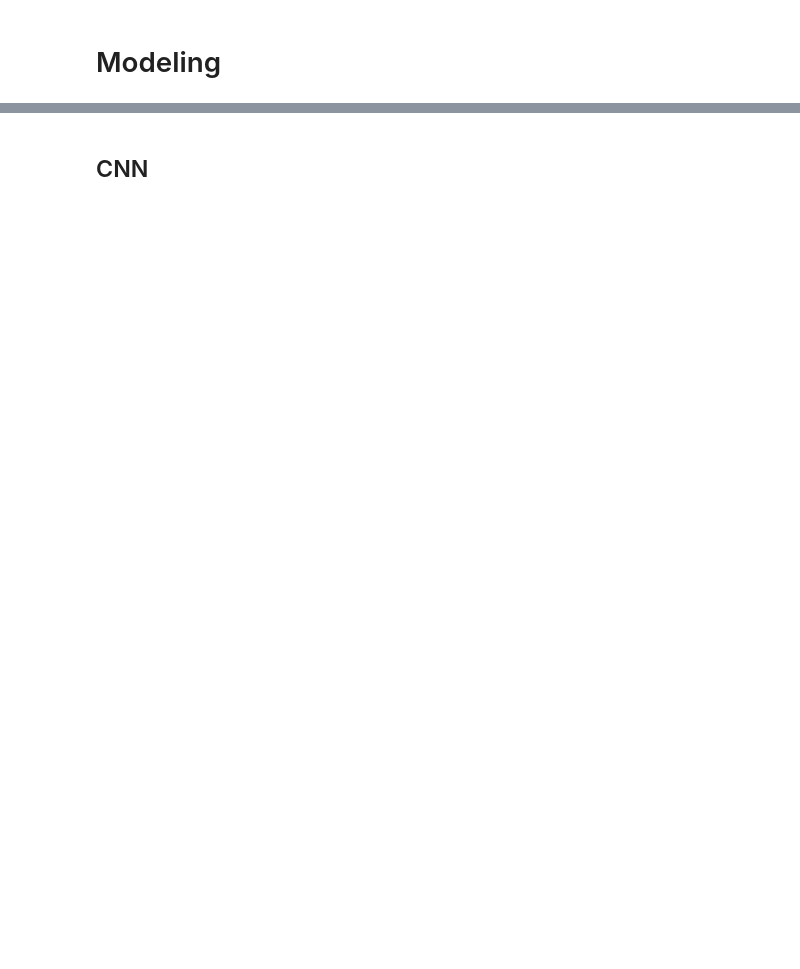
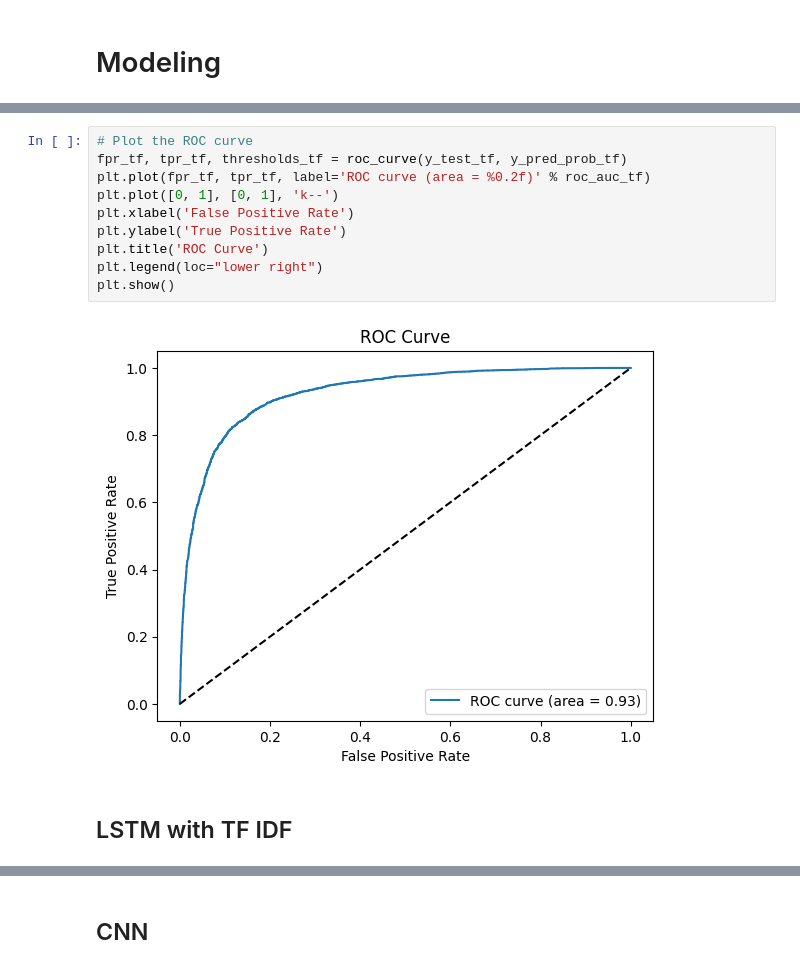
Before and after one commit to Himanshu-Dharma/master-thesis-feature-extraction-and-sentiment-analysis-using-deep-learning, a Jupyter notebook: Thesis_Code.ipynb, the cells around one changed output, grey strips where cells are left out. Saved outputs shown, nothing was run; the diff lists cells and outputs as text; blank space fills up the shorter version.

```diff
--- a/Thesis_Code.ipynb
+++ b/Thesis_Code.ipynb
@@ -847,0 +970,14 @@ Confusion Matrix
+# %%
+# Plot the ROC curve
+fpr_tf, tpr_tf, thresholds_tf = roc_curve(y_test_tf, y_pred_prob_tf)
+plt.plot(fpr_tf, tpr_tf, label='ROC curve (area = %0.2f)' % roc_auc_tf)
+plt.plot([0, 1], [0, 1], 'k--')
+plt.xlabel('False Positive Rate')
+plt.ylabel('True Positive Rate')
+plt.title('ROC Curve')
+plt.legend(loc="lower right")
+plt.show()
+# %% [output]
+[figure, added]
+# %% [markdown]
+## LSTM with TF IDF
```
Also changed, not shown: parts of 97 cells of this notebook.
